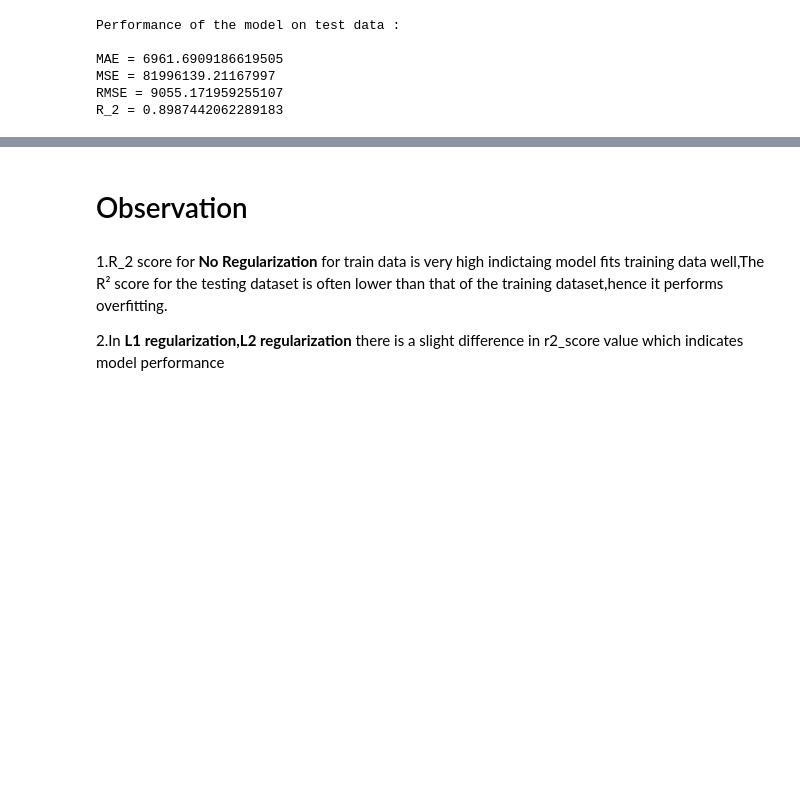
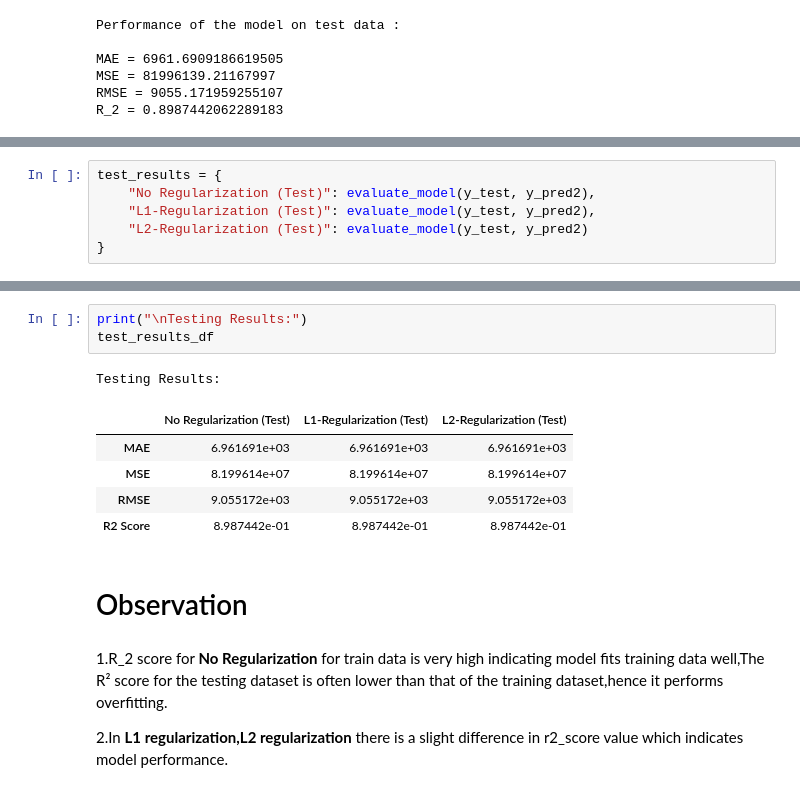
Before and after one commit to 85jahnavi/85jahnavi, a Jupyter notebook: Multiple_Linear_Regression.ipynb, the cells around one changed output, grey strips where cells are left out. Saved outputs shown, nothing was run; the diff lists cells and outputs as text; blank space fills up the shorter version.

```diff
--- a/Multiple_Linear_Regression.ipynb
+++ b/Multiple_Linear_Regression.ipynb
@@ -179,0 +223,6 @@ reg.score(X_test, y_test)
+# %%
+test_results = {
+    "No Regularization (Test)": evaluate_model(y_test, y_pred2),
+    "L1-Regularization (Test)": evaluate_model(y_test, y_pred2),
+    "L2-Regularization (Test)": evaluate_model(y_test, y_pred2)
+}
@@ -180,7 +242,17 @@ reg.score(X_test, y_test)
+# %%
+print("\nTesting Results:")
+test_results_df
+# %% [output]
+Testing Results:
+|  | No Regularization (Test) | L1-Regularization (Test) | L2-Regularization (Test) |
+| MAE | 6.961691e+03 | 6.961691e+03 | 6.961691e+03 |
+| MSE | 8.199614e+07 | 8.199614e+07 | 8.199614e+07 |
+| RMSE | 9.055172e+03 | 9.055172e+03 | 9.055172e+03 |
+| R2 Score | 8.987442e-01 | 8.987442e-01 | 8.987442e-01 |
 # %% [markdown]
 # Observation
 # %% [markdown]
 1.R_2 score for **No Regularization** for train data is very high
-indictaing model fits training data well,The R² score for the testing dataset is often lower than that of the training dataset,hence it performs overfitting.
+indicating model fits training data well,The R² score for the testing dataset is often lower than that of the training dataset,hence it performs overfitting.
 
-2.In **L1 regularization,L2 regularization** there is a slight difference in r2_score value which indicates model performance
+2.In **L1 regularization,L2 regularization** there is a slight difference in r2_score value which indicates model performance.
```
Also changed, not shown: parts of 11 cells of this notebook.
